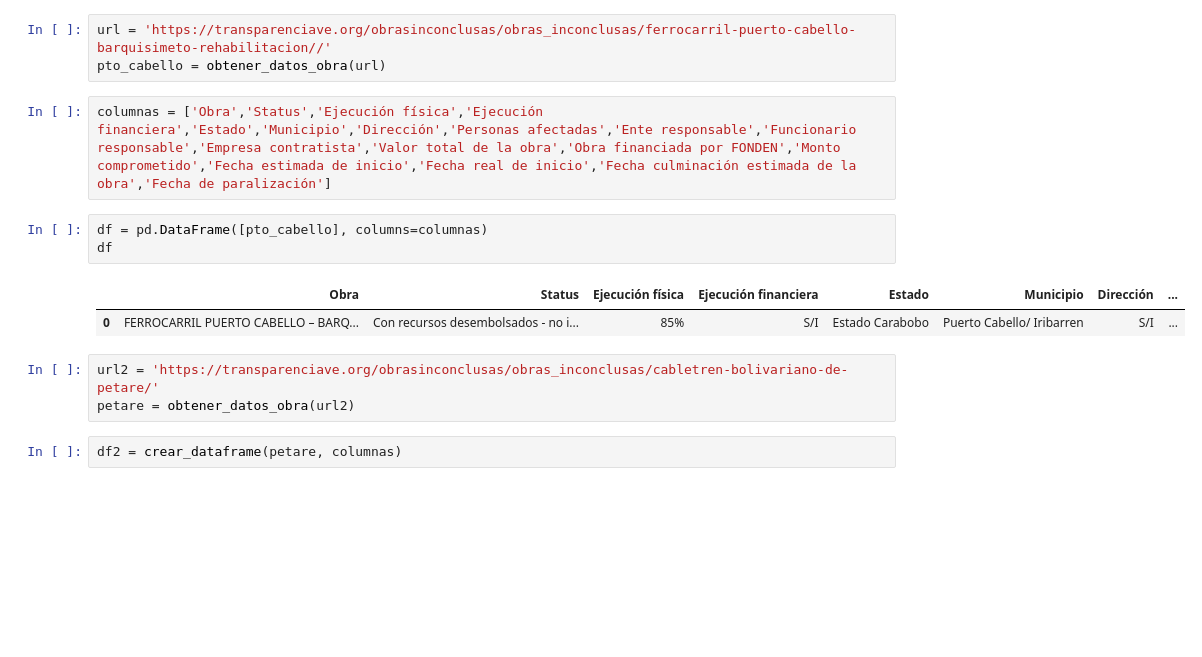
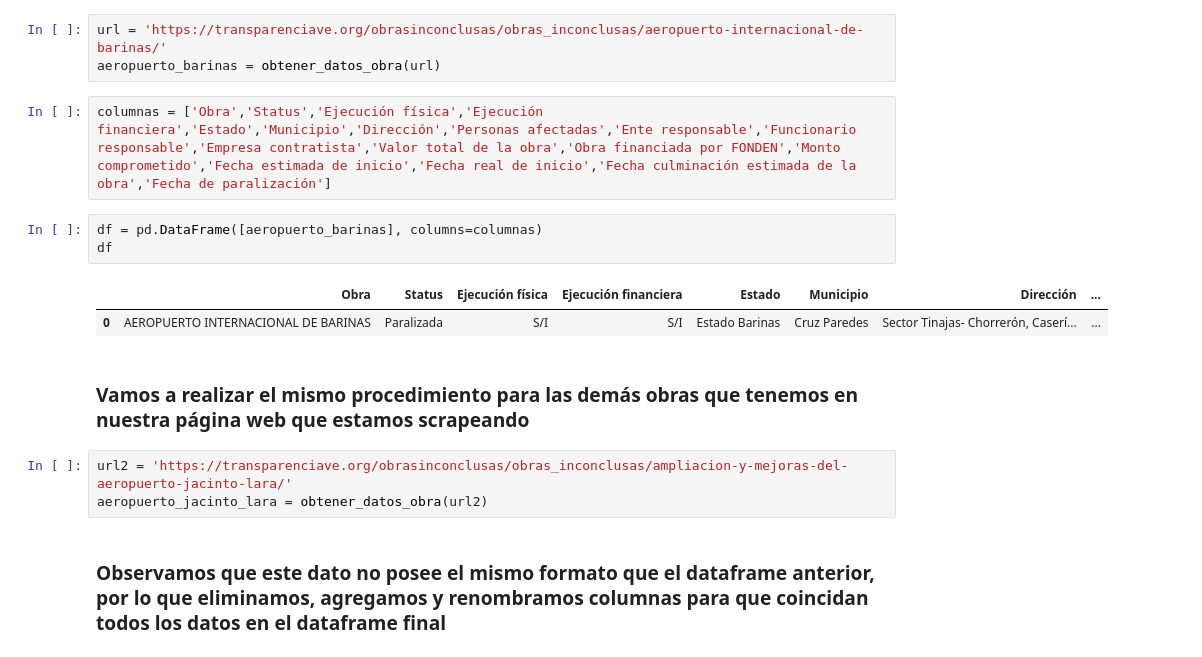
Before and after one commit to Christelllameda/Proyecto-Nro-3, a Jupyter notebook: Scrapping.ipynb, the cells around one changed output. Cells and saved outputs as stored; diff of their text form; blank space fills up the shorter version.

Commit message:
datos

```diff
--- a/Scrapping.ipynb
+++ b/Scrapping.ipynb
@@ -21,16 +32,18 @@ from funciones import *
 # %%
-url = 'https://transparenciave.org/obrasinconclusas/obras_inconclusas/ferrocarril-puerto-cabello-barquisimeto-rehabilitacion//'
-pto_cabello = obtener_datos_obra(url)
+url = 'https://transparenciave.org/obrasinconclusas/obras_inconclusas/aeropuerto-internacional-de-barinas/'
+aeropuerto_barinas = obtener_datos_obra(url)
 # %%
 columnas = ['Obra','Status','Ejecución física','Ejecución financiera','Estado','Municipio','Dirección','Personas afectadas','Ente responsable','Funcionario responsable','Empresa contratista','Valor total de la obra','Obra financiada por FONDEN','Monto comprometido','Fecha estimada de inicio','Fecha real de inicio','Fecha culminación estimada de la obra','Fecha de paralización']
 # %%
-df = pd.DataFrame([pto_cabello], columns=columnas)
+df = pd.DataFrame([aeropuerto_barinas], columns=columnas)
 df
 # %% [output]
 |  | Obra | Status | Ejecución física | Ejecución financiera | Estado | Municipio | Dirección | ... |
-| 0 | FERROCARRIL PUERTO CABELLO – BARQ... | Con recursos desembolsados - no i... | 85% | S/I | Estado Carabobo | Puerto Cabello/ Iribarren | S/I | ... |
+| 0 | AEROPUERTO INTERNACIONAL DE BARINAS | Paralizada | S/I | S/I | Estado Barinas | Cruz Paredes | Sector Tinajas- Chorrerón, Caserí... | ... |
+# %% [markdown]
+### Vamos a realizar el mismo procedimiento para las demás obras que tenemos en nuestra página web que estamos scrapeando
 # %%
-url2 = 'https://transparenciave.org/obrasinconclusas/obras_inconclusas/cabletren-bolivariano-de-petare/'
-petare = obtener_datos_obra(url2)
+url2 = 'https://transparenciave.org/obrasinconclusas/obras_inconclusas/ampliacion-y-mejoras-del-aeropuerto-jacinto-lara/'
+aeropuerto_jacinto_lara = obtener_datos_obra(url2)
-# %%
-df2 = crear_dataframe(petare, columnas)
+# %% [markdown]
+### Observamos que este dato no posee el mismo formato que el dataframe anterior, por lo que eliminamos, agregamos y renombramos columnas para que coincidan todos los datos en el dataframe final
```
Also changed, not shown: parts of 47 cells of this notebook, 10 other files.
